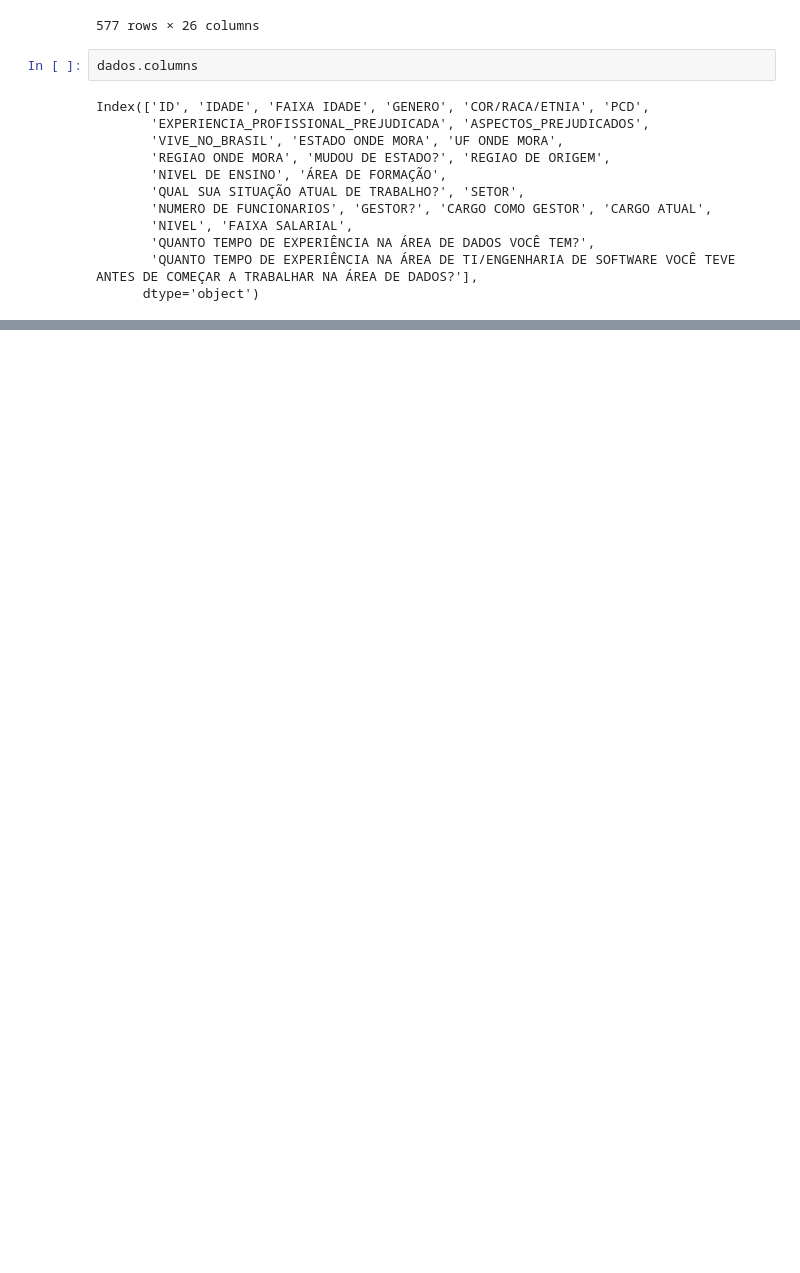
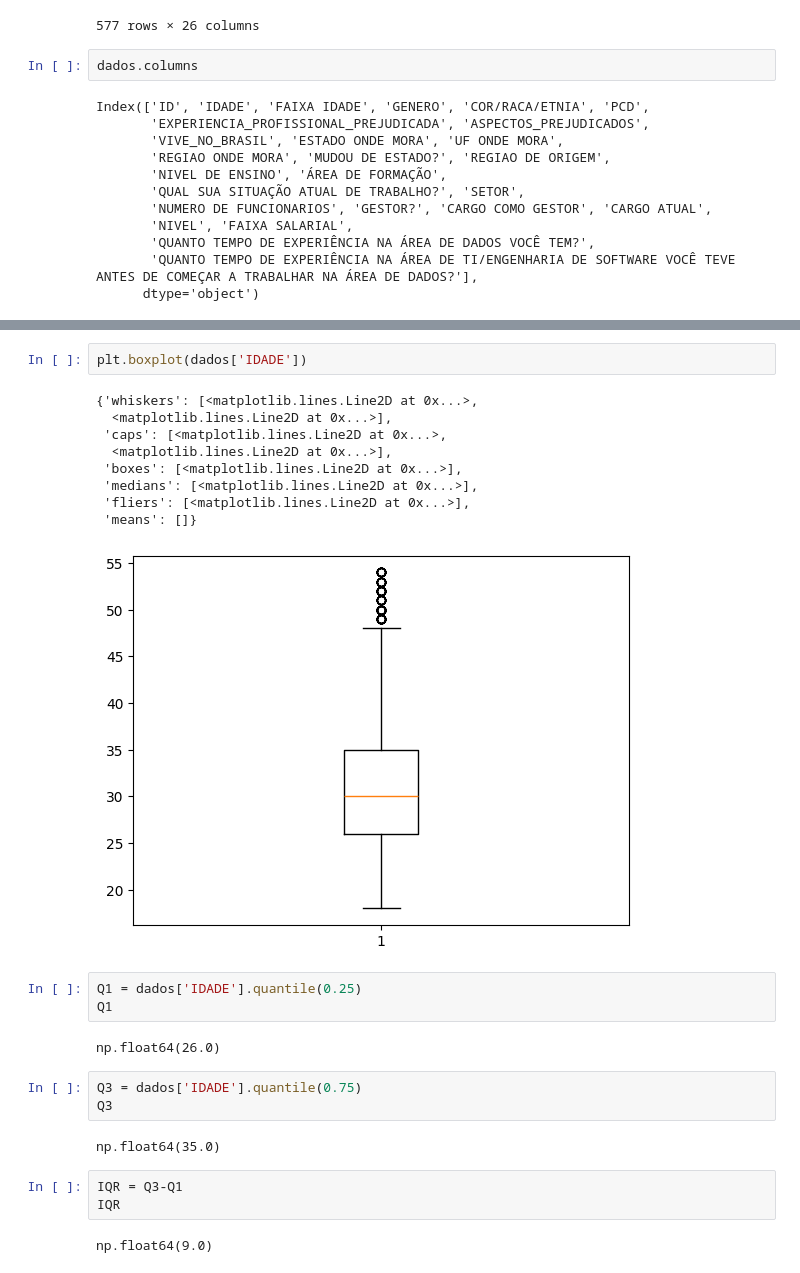
Before and after one commit to alessandrasarah/projetos-python, a Jupyter notebook: Análise_de_dados_biblioteca_Pandas.ipynb, the cells around one changed output, grey strips where cells are left out. Saved outputs shown, nothing was run; the diff lists cells and outputs as text; blank space fills up the shorter version.

```diff
--- a/Análise_de_dados_biblioteca_Pandas.ipynb
+++ b/Análise_de_dados_biblioteca_Pandas.ipynb
@@ -518,0 +555,27 @@ Index(['ID', 'IDADE', 'FAIXA IDADE', 'GENERO', 'COR/RACA/ETNIA', 'PCD',
+# %%
+plt.boxplot(dados['IDADE'])
+# %% [output]
+{'whiskers': [<matplotlib.lines.Line2D at 0x...>,
+  <matplotlib.lines.Line2D at 0x...>],
+ 'caps': [<matplotlib.lines.Line2D at 0x...>,
+  <matplotlib.lines.Line2D at 0x...>],
+ 'boxes': [<matplotlib.lines.Line2D at 0x...>],
+ 'medians': [<matplotlib.lines.Line2D at 0x...>],
+ 'fliers': [<matplotlib.lines.Line2D at 0x...>],
+ 'means': []}
+[figure, added]
+# %%
+Q1 = dados['IDADE'].quantile(0.25)
+Q1
+# %% [output]
+np.float64(26.0)
+# %%
+Q3 = dados['IDADE'].quantile(0.75)
+Q3
+# %% [output]
+np.float64(35.0)
+# %%
+IQR = Q3-Q1
+IQR
+# %% [output]
+np.float64(9.0)
```
Also changed, not shown: parts of 12 cells of this notebook.
